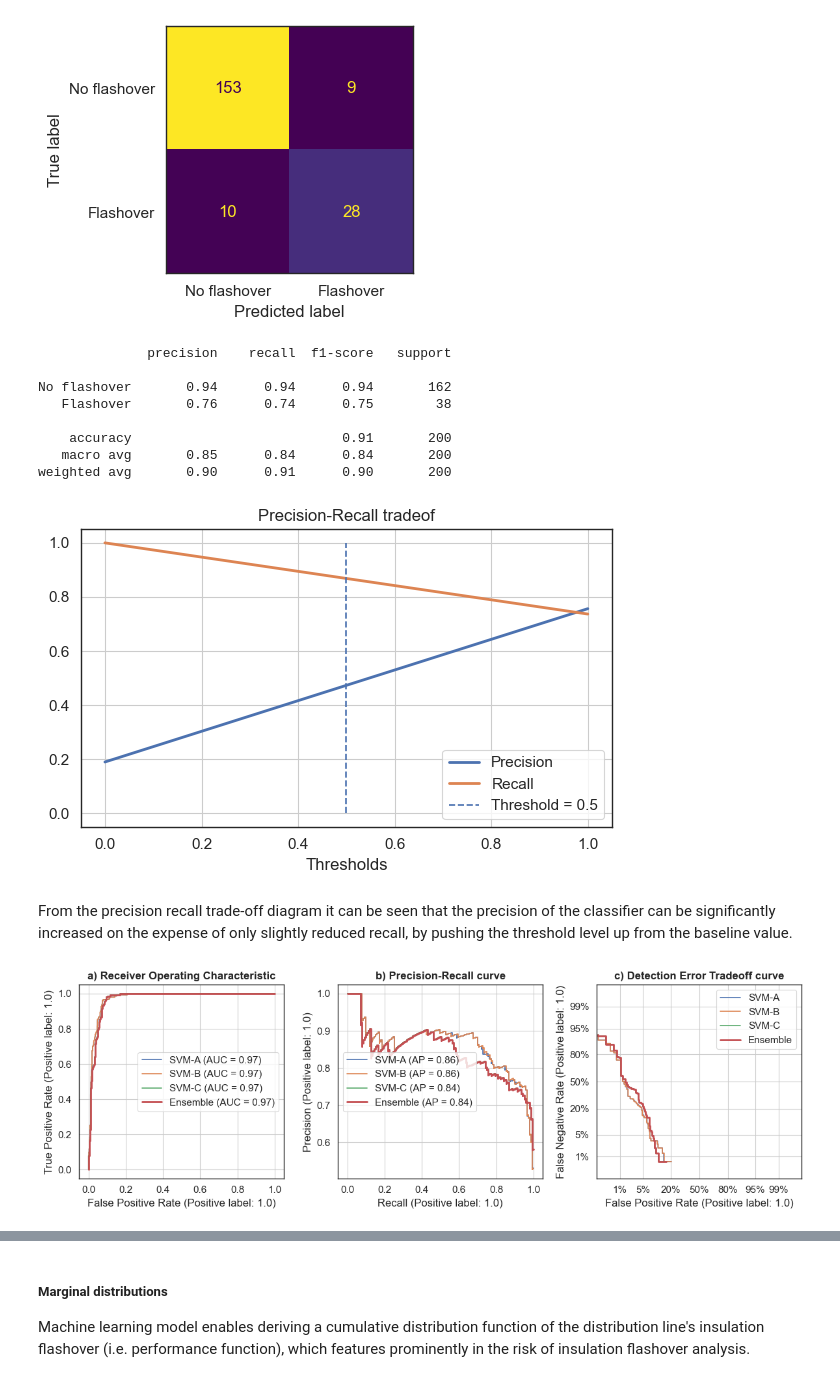
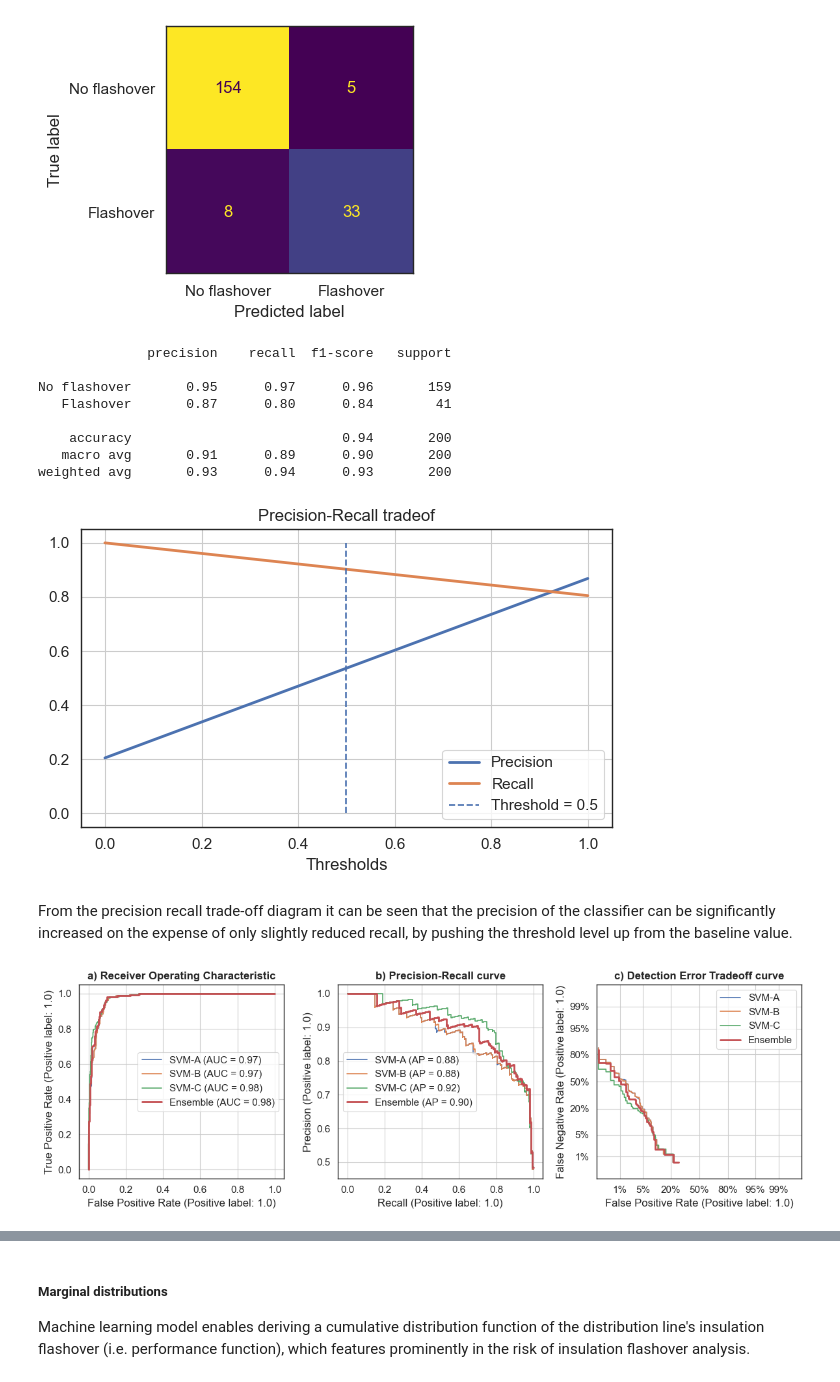
Before and after one commit to sarajcev/distlines, a Jupyter notebook: models.ipynb, the cells around one changed output, grey strips where cells are left out. Drawn from its saved outputs; the diff is of its cells as text; code cells hidden in the pictures.

```diff
--- a/models.ipynb
+++ b/models.ipynb
@@ -107,7 +109,8 @@ X_data = g[['dist', 'ampl']]  # add features here
 y_data = g['flash']
 # %%
 # Stratified Shuffle Split dataset into train and test sets
-X, y, X_test, y_test = sandbox.train_test_shuffle_split(X_data, y_data)
+X, y, X_test, y_test = sandbox.train_test_shuffle_split(
+    X_data.values, y_data.values)
 # %% [markdown]
 Ensemble learning is a machine learning paradigm in which multiple models (often called base models) are trained to tackle the same (classification) problem and then combined, by aggregating predictions or with a meta-model, to yield better performance. Models can be combined in different ways, leading to different techniques for creating ensembles.
 
@@ -120,18 +120,23 @@ variant = 'B'
 # %%
+# Choose the bagging classifier variant:
+variant = 'B'
+
 if variant == 'A':
     # Off-the-shelf bagging classifier
     n_models = 8  # Enter number of models for the ensemble
     # Model training with hyperparameters optimization
-    search = sandbox.bagging_classifier(n_models, X, y, sample_pct=0.8)
-
+    search = sandbox.bagging_classifier(
+        n_models, X, y, sample_pct=0.8
+    )
 elif variant == 'B':
     # hand-made bagging classifier
     n_models = 3  # Enter number of models for the ensemble
     # Model training with hyperparameters optimization
     search = sandbox.bagging_ensemble_svm(
-        n_models, X, y, sample_pct=0.9, weighted=True, sampling='Stratified',
-        weights_loss_type='balanced_focal_loss')
-
+        n_models, X, y, sample_pct=0.9,
+        weighted=False, sampling='Stratified',
+        weights_loss_type='balanced_focal_loss'
+    )
 else:
     raise NotImplementedError(f'Variant: {variant} is not recognized!')
 # %% [output]
@@ -322,12 +327,12 @@ print(classification_report(
 # %% [output]
               precision    recall  f1-score   support
 
-No flashover       0.94      0.94      0.94       162
-   Flashover       0.76      0.74      0.75        38
+No flashover       0.95      0.97      0.96       159
+   Flashover       0.87      0.80      0.84        41
 
-    accuracy                           0.91       200
-   macro avg       0.85      0.84      0.84       200
-weighted avg       0.90      0.91      0.90       200
+    accuracy                           0.94       200
+   macro avg       0.91      0.89      0.90       200
+weighted avg       0.93      0.94      0.93       200
 # %%
 # Precision - Recall trade off for classifier calibration
 precisions, recalls, thresholds = precision_recall_curve(y_test, y_test_scores)
@@ -344,34 +349,40 @@ fig.tight_layout()
 #plt.savefig('precision-recall.png', dpi=600)
 plt.show()
 # %% [output]
-[figure, old version]
+[figure, new version]
 # %% [markdown]
 From the precision recall trade-off diagram it can be seen that the precision of the classifier can be significantly increased on the expense of only slightly reduced recall, by pushing the threshold level up from the baseline value.
 # %%
 # ROC, PR & DET curves
 alphabet = 'ABCDEFGHJKLMNPQRSTUVWXYZ'
 fig, ax = plt.subplots(1, 3, figsize=(12,4))
 for id, base_estimator in zip(alphabet, search.estimators_):
-    RocCurveDisplay.from_estimator(base_estimator, X, y, name='SVM-'+id, ax=ax[0])
-    PrecisionRecallDisplay.from_estimator(base_estimator, X, y, name='SVM-'+id, ax=ax[1])
-    DetCurveDisplay.from_estimator(base_estimator, X, y, name='SVM-'+id, ax=ax[2])
-RocCurveDisplay.from_estimator(search, X, y, name='Ensemble', ax=ax[0], lw=2)
-PrecisionRecallDisplay.from_estimator(search, X, y, name='Ensemble', ax=ax[1], lw=2)
-DetCurveDisplay.from_estimator(search, X, y, name='Ensemble', ax=ax[2], lw=2)
+    RocCurveDisplay.from_estimator(
+        base_estimator, X, y, name='SVM-'+id, ax=ax[0])
+    PrecisionRecallDisplay.from_estimator(
+        base_estimator, X, y, name='SVM-'+id, ax=ax[1])
+    DetCurveDisplay.from_estimator(
+        base_estimator, X, y, name='SVM-'+id, ax=ax[2])
+RocCurveDisplay.from_estimator(
+    search, X, y, name='Ensemble', ax=ax[0], lw=2)
+PrecisionRecallDisplay.from_estimator(
+    search, X, y, name='Ensemble', ax=ax[1], lw=2)
+DetCurveDisplay.from_estimator(
+    search, X, y, name='Ensemble', ax=ax[2], lw=2)
 ax[0].legend(loc='center right')
 ax[1].legend(loc='center left')
 ax[2].legend(loc='upper right')
 ax[0].set_title('a) Receiver Operating Characteristic', fontweight='bold')
 ax[1].set_title('b) Precision-Recall curve', fontweight='bold')
 ax[2].set_title('c) Detection Error Tradeoff curve', fontweight='bold')
 ax[0].grid()
 ax[1].grid()
 ax[2].grid()
 fig.tight_layout()
 plt.savefig('roc_pr_det_curves.png', dpi=600)
 plt.show()
 # %% [output]
-[figure, old version]
+[figure, new version]
 # %%
 # Callibration plot
 fig, ax = plt.subplots(figsize=(6,3))
```
Also changed, not shown: parts of 29 cells of this notebook, 1 other file.
